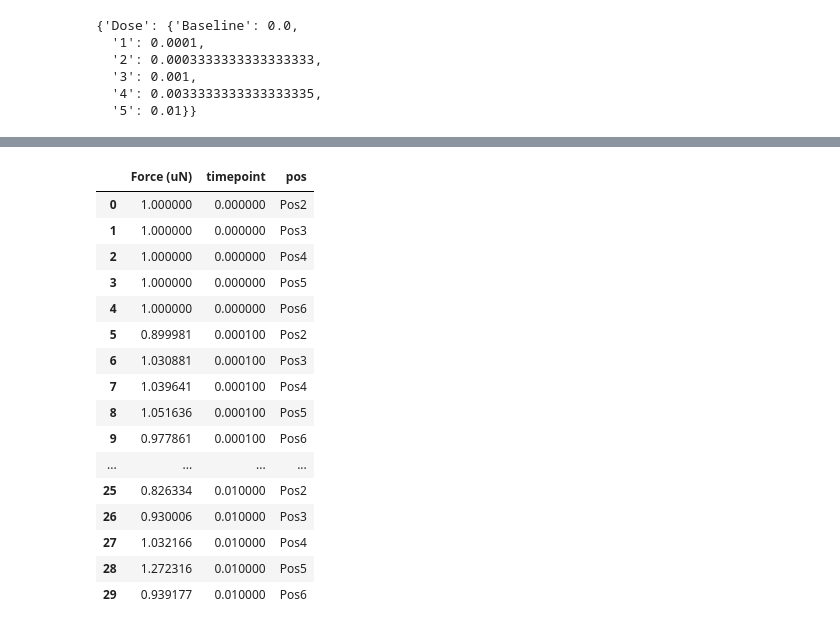
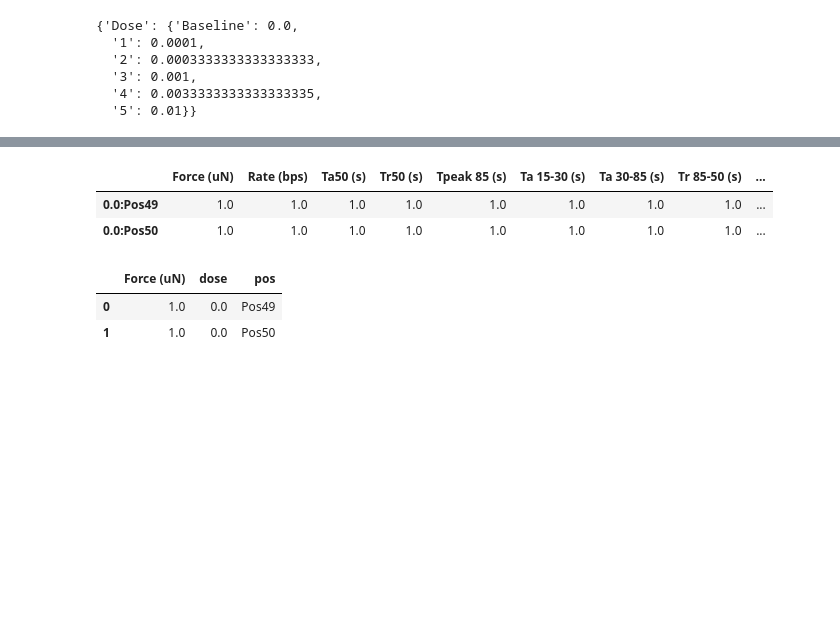
Before and after one commit to shimbalama/omics_dashboard, a Jupyter notebook: Untitled-1.ipynb, the cells around one changed output, grey strips where cells are left out. Saved outputs shown, nothing was run; the diff lists cells and outputs as text; code cells hidden in the pictures; blank space fills up the shorter version.

```diff
--- a/Untitled-1.ipynb
+++ b/Untitled-1.ipynb
@@ -176,13 +176,23 @@ dose.loc['DMSO 1'].to_dict()
   '4': 0.0033333333333333335,
   '5': 0.01}}
 # %%
-data_cols = ['Force (uN)', 'Rate (bps)', 'Ta50 (s)', 'Tr50 (s)', 'Tpeak 85 (s)', 'Ta 15-30 (s)', 'Ta 30-85 (s)', 'Tr 85-50 (s)', 'Tr 50-15 (s)', 'RRscat (s)']
-
-for drug, drug_data in df.groupby('Drug'):
-    drug_data = drug_data.set_index('key')
-    drug_data_dict: dict[str, dict[str, float]] = drug_data.to_dict()
-    norm: dict[str, dict[str, float]] = defaultdict(dict)
-    for data in data_cols:
-        for k, v in drug_data_dict.get(data).items():
-            norm[data][k] = v / drug_data_dict[data]['Baseline'+':'+k.split(':')[1]]
-    break
+data_cols = ['Force (uN)', 'Rate (bps)', 'Ta50 (s)', 'Tr50 (s)', 'Tpeak 85 (s)',
+            'Ta 15-30 (s)', 'Ta 30-85 (s)', 'Tr 85-50 (s)', 'Tr 50-15 (s)']
+import pandas as pd
+import numpy as np
+from collections import defaultdict
+df = pd. read_excel('/Users/liam/code/data/func/functional.xlsx')
+df.Dose = df.Dose.astype(str)
+#df = df.query('Arrhythmia == "N"')
+df['key'] = df.Dose + ':' + df['Well Number']
+df = df.set_index('key')
+df.head(2)
+# dd = {}
+# for drug, drug_data in df.groupby('Drug'):
+#     drug_data = drug_data.set_index('key')
+#     drug_data_dict: dict[str, dict[str, float]] = drug_data.to_dict()
+#     norm: dict[str, dict[str, float]] = defaultdict(dict)
+#     for data in data_cols:
+#         for k, v in drug_data_dict.get(data).items():
+#             norm[data][k] = v / drug_data_dict[data]['Baseline'+':'+k.split(':')[1]]
+#     dd[drug] = norm
@@ -271,5 +268,5 @@ normalized_df2
 # %%
-normalized_df2[['timepoint', 'pos']] = normalized_df2['index_copy'].str.split(':', expand=True)
+normalized_df2[['dose', 'pos']] = normalized_df2['index_copy'].str.split(':', expand=True)
 normalized_df2
 # %% [output]
 |  |  | Force (uN) | Rate (bps) | Ta50 (s) | Tr50 (s) | Tpeak 85 (s) | Ta 15-30 (s) | Ta 30-85 (s) | ... |
@@ -308,28 +286,16 @@ normalized_df2.loc['DMSO 1']
+# %%
+normalized_df2.loc['Flecainide'].head(2)
+# %% [output]
+|  | Force (uN) | Rate (bps) | Ta50 (s) | Tr50 (s) | Tpeak 85 (s) | Ta 15-30 (s) | Ta 30-85 (s) | Tr 85-50 (s) | ... |
+| 0.0:Pos49 | 1.0 | 1.0 | 1.0 | 1.0 | 1.0 | 1.0 | 1.0 | 1.0 | ... |
+| 0.0:Pos50 | 1.0 | 1.0 | 1.0 | 1.0 | 1.0 | 1.0 | 1.0 | 1.0 | ... |
 # %%
-cols = ['Force (uN)', 'timepoint', 'pos']
-force = normalized_df2.loc['DMSO 1'][cols]
-dose_dict = dose.loc['DMSO 1'].to_dict()
-force.head(12)
+cols = ['Force (uN)', 'dose', 'pos']
+force = normalized_df2.loc['Flecainide'][cols]
 force = force.reset_index()[cols]
-#force = force.set_index('timepoint')
-force['timepoint'] = force.timepoint.apply(lambda x: dose_dict['Dose'][x])
-force
+force.head(2)
 # %% [output]
-|  | Force (uN) | timepoint | pos |
-| 0 | 1.000000 | 0.000000 | Pos2 |
-| 1 | 1.000000 | 0.000000 | Pos3 |
-| 2 | 1.000000 | 0.000000 | Pos4 |
-| 3 | 1.000000 | 0.000000 | Pos5 |
-| 4 | 1.000000 | 0.000000 | Pos6 |
-| 5 | 0.899981 | 0.000100 | Pos2 |
-| 6 | 1.030881 | 0.000100 | Pos3 |
-| 7 | 1.039641 | 0.000100 | Pos4 |
-| 8 | 1.051636 | 0.000100 | Pos5 |
-| 9 | 0.977861 | 0.000100 | Pos6 |
-| ... | ... | ... | ... |
-| 25 | 0.826334 | 0.010000 | Pos2 |
-| 26 | 0.930006 | 0.010000 | Pos3 |
-| 27 | 1.032166 | 0.010000 | Pos4 |
-| 28 | 1.272316 | 0.010000 | Pos5 |
-| 29 | 0.939177 | 0.010000 | Pos6 |
+|  | Force (uN) | dose | pos |
+| 0 | 1.0 | 0.0 | Pos49 |
+| 1 | 1.0 | 0.0 | Pos50 |
 # %%
```
Also changed, not shown: parts of 14 cells of this notebook.
